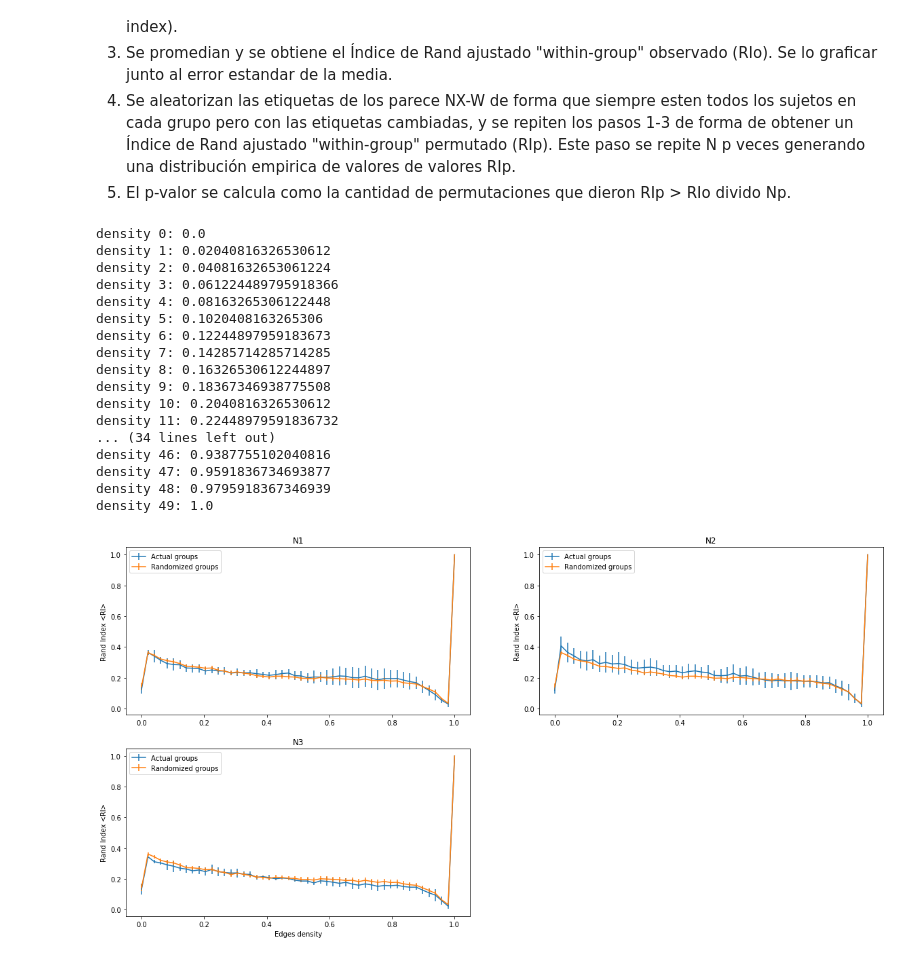
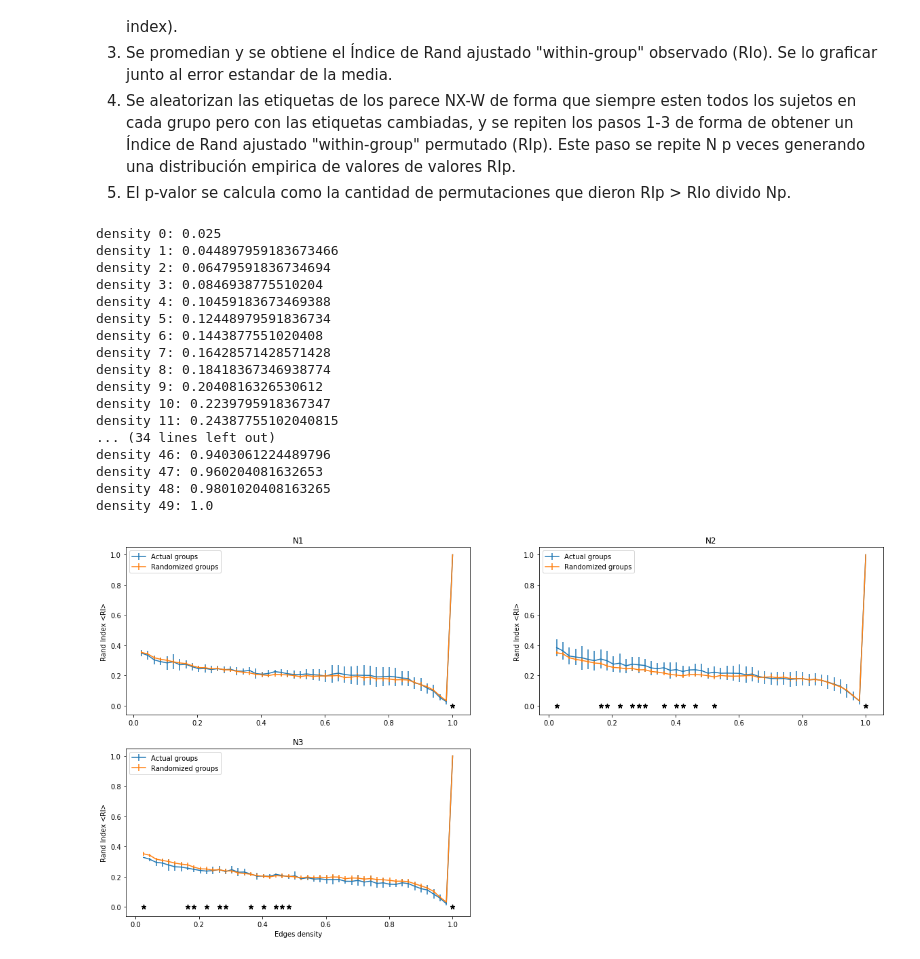
Before and after one commit to elfrasco/dmcyt_tp2, a Jupyter notebook: tp2/Tp2_adrian_Tarea4.ipynb, the cells around one changed output. Saved outputs shown, nothing was run; the diff lists cells and outputs as text; code cells hidden in the pictures.

```diff
--- a/tp2/Tp2_adrian_Tarea4.ipynb
+++ b/tp2/Tp2_adrian_Tarea4.ipynb
@@ -67,7 +67,7 @@ def graphslistBySleepStage(sleepStage, densities):
     return graphs
 
 
-densities = np.linspace(0,1,50)
+densities = np.linspace(0.025,1,50)
 
 graphsBySleepStage = {}
 
@@ -207,6 +207,11 @@ def calculate_mean_std_dist(dist):
     stds = [v[1] for v in dist]
     stds = np.vstack(stds)
     return (means.mean(), stds.std())
+# %%
+def createSignificanceAxes(densities, p_values):
+    x = [densities[index] for index in  [i for i, x in enumerate(p_values) if x < 0.05]]
+    y = [0 for i in range(len(x))]
+    return (x, y)
 # %%
 plt.figure(figsize=(20,10))
 
@@ -258,49 +263,55 @@ for i, density in enumerate(densities):
     n2rg_stds.append(std)
 
     mean, std = calculate_mean_std_dist(distn3)
     n3rg_means.append(mean)
     n3rg_stds.append(std)
 
 plt.subplot(2,2,1)
 plt.errorbar(densities, n1ag_means, n1ag_stds, label = "Actual groups")
 plt.errorbar(densities, n1rg_means, n1rg_stds, label = "Randomized groups")
+significance_x, significance_y = createSignificanceAxes(densities, n1_pvalues)
+plt.scatter(significance_x, significance_y, c='black', marker=(5, 2))
 plt.title(nxStages[0])
 plt.legend()
 plt.ylabel('Rand Index <RI>');
 
 plt.subplot(2,2,2)
 plt.errorbar(densities, n2ag_means, n2ag_stds, label = "Actual groups")
 plt.errorbar(densities, n2rg_means, n2rg_stds, label = "Randomized groups")
+significance_x, significance_y = createSignificanceAxes(densities, n2_pvalues)
+plt.scatter(significance_x, significance_y, c='black', marker=(5, 2))
 plt.title(nxStages[1])
 plt.legend()
 plt.ylabel('Rand Index <RI>');
 
 plt.subplot(2,2,3)
 plt.errorbar(densities, n3ag_means, n3ag_stds, label = "Actual groups")
 plt.errorbar(densities, n3rg_means, n3rg_stds, label = "Randomized groups")
+significance_x, significance_y = createSignificanceAxes(densities, n3_pvalues)
+plt.scatter(significance_x, significance_y, c='black', marker=(5, 2))
 plt.xlabel('Edges density')
 plt.title(nxStages[2])
 plt.legend()
 plt.ylabel('Rand Index <RI>');
 # %% [output]
-density 0: 0.0
-density 1: 0.02040816326530612
-density 2: 0.04081632653061224
-density 3: 0.061224489795918366
-density 4: 0.08163265306122448
-density 5: 0.1020408163265306
-density 6: 0.12244897959183673
-density 7: 0.14285714285714285
-density 8: 0.16326530612244897
-density 9: 0.18367346938775508
-density 10: 0.2040816326530612
-density 11: 0.22448979591836732
+density 0: 0.025
+density 1: 0.044897959183673466
+density 2: 0.06479591836734694
+density 3: 0.0846938775510204
+density 4: 0.10459183673469388
+density 5: 0.12448979591836734
+density 6: 0.1443877551020408
+density 7: 0.16428571428571428
+density 8: 0.18418367346938774
+density 9: 0.2040816326530612
+density 10: 0.2239795918367347
+density 11: 0.24387755102040815
 ... (34 lines left out)
-density 46: 0.9387755102040816
-density 47: 0.9591836734693877
-density 48: 0.9795918367346939
+density 46: 0.9403061224489796
+density 47: 0.960204081632653
+density 48: 0.9801020408163265
 density 49: 1.0
-[figure, old version]
+[figure, new version]
 # %%
 n1_pvalues
 # %% [output]
```
Also changed, not shown: parts of 7 cells of this notebook.
